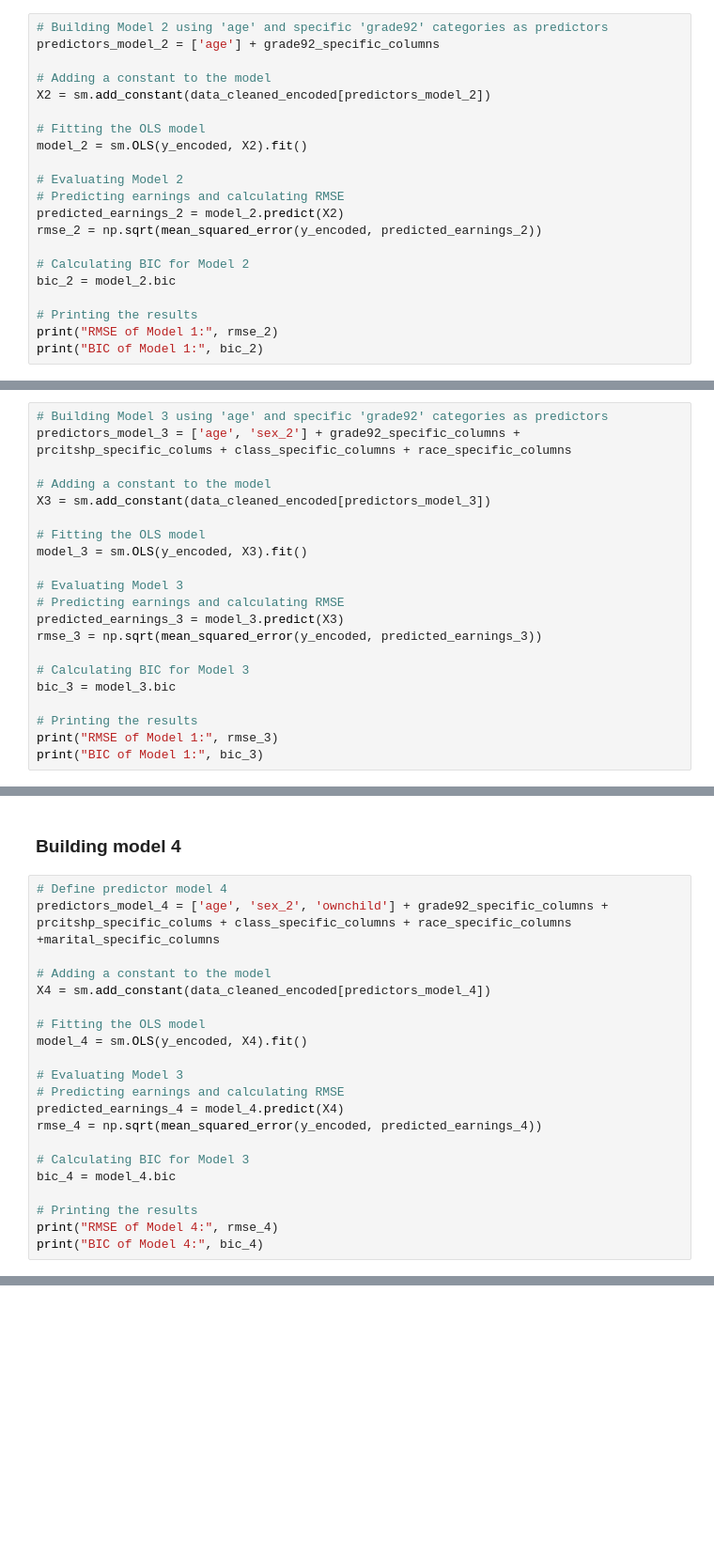
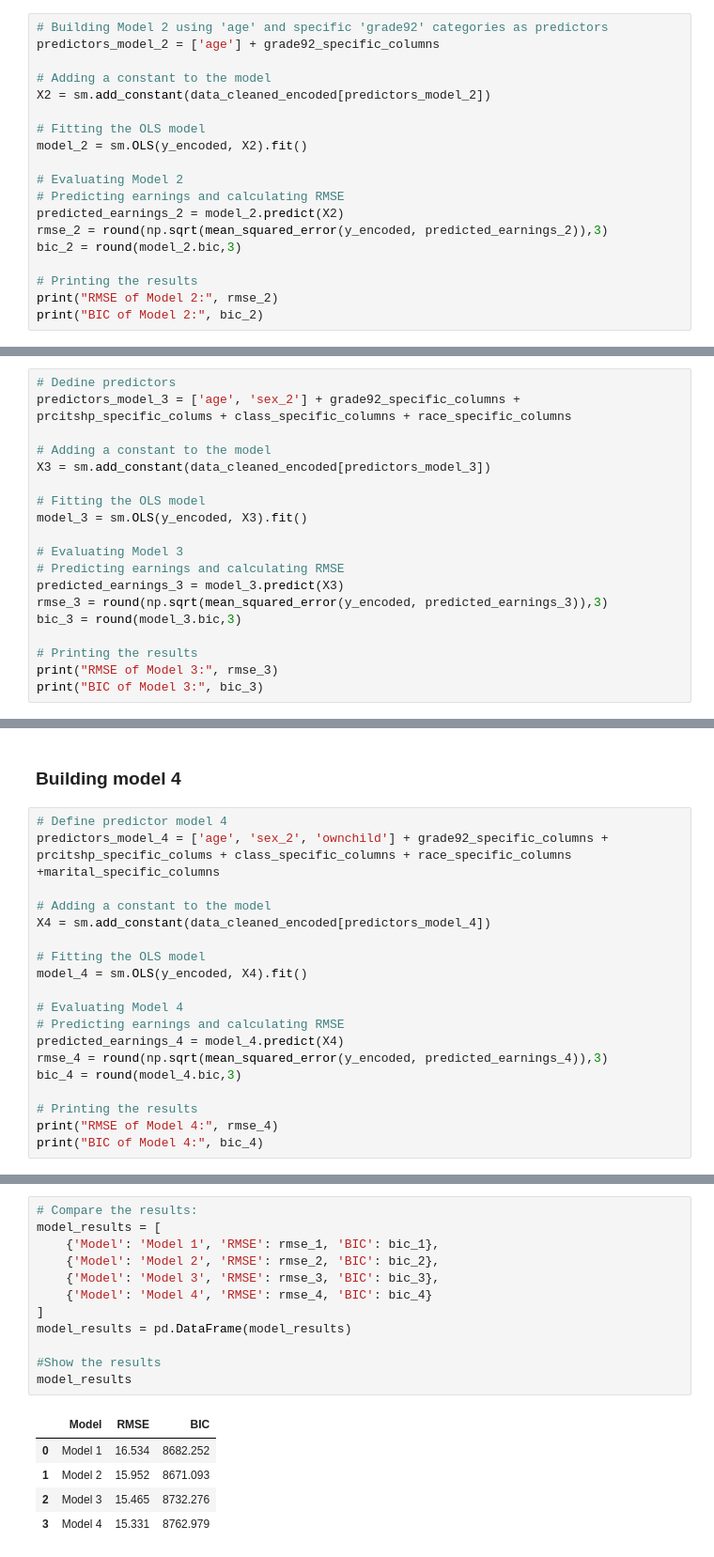
Before and after one commit to thimaipham/CEU_DA3_Assignment1, a Jupyter notebook: Assignment1_ThiMaiPham.ipynb, the cells around one changed output, grey strips where cells are left out. Shown: that part at 94% size. Cells and saved outputs as stored; diff of their text form; blank space fills up the shorter version.

Commit message:
Compare results

```diff
--- a/Assignment1_ThiMaiPham.ipynb
+++ b/Assignment1_ThiMaiPham.ipynb
@@ -225,12 +225,10 @@ model_2 = sm.OLS(y_encoded, X2).fit()
 # Evaluating Model 2
 # Predicting earnings and calculating RMSE
 predicted_earnings_2 = model_2.predict(X2)
-rmse_2 = np.sqrt(mean_squared_error(y_encoded, predicted_earnings_2))
-
-# Calculating BIC for Model 2
-bic_2 = model_2.bic
+rmse_2 = round(np.sqrt(mean_squared_error(y_encoded, predicted_earnings_2)),3)
+bic_2 = round(model_2.bic,3)
 
 # Printing the results
-print("RMSE of Model 1:", rmse_2)
-print("BIC of Model 1:", bic_2)
+print("RMSE of Model 2:", rmse_2)
+print("BIC of Model 2:", bic_2)
 # %% [output]
@@ -239,7 +237,7 @@ BIC of Model 1: 8671.093281163849
 # %% [markdown]
 ### Building model 3
 # %%
-# Building Model 3 using 'age' and specific 'grade92' categories as predictors
+# Dedine predictors
 predictors_model_3 = ['age', 'sex_2'] + grade92_specific_columns + prcitshp_specific_colums + class_specific_columns + race_specific_columns
 
 # Adding a constant to the model
@@ -251,12 +249,10 @@ model_3 = sm.OLS(y_encoded, X3).fit()
 # Evaluating Model 3
 # Predicting earnings and calculating RMSE
 predicted_earnings_3 = model_3.predict(X3)
-rmse_3 = np.sqrt(mean_squared_error(y_encoded, predicted_earnings_3))
-
-# Calculating BIC for Model 3
-bic_3 = model_3.bic
+rmse_3 = round(np.sqrt(mean_squared_error(y_encoded, predicted_earnings_3)),3)
+bic_3 = round(model_3.bic,3)
 
 # Printing the results
-print("RMSE of Model 1:", rmse_3)
-print("BIC of Model 1:", bic_3)
+print("RMSE of Model 3:", rmse_3)
+print("BIC of Model 3:", bic_3)
 # %% [output]
@@ -274,13 +270,11 @@ X4 = sm.add_constant(data_cleaned_encoded[predictors_model_4])
 # Fitting the OLS model
 model_4 = sm.OLS(y_encoded, X4).fit()
 
-# Evaluating Model 3
+# Evaluating Model 4
 # Predicting earnings and calculating RMSE
 predicted_earnings_4 = model_4.predict(X4)
-rmse_4 = np.sqrt(mean_squared_error(y_encoded, predicted_earnings_4))
-
-# Calculating BIC for Model 3
-bic_4 = model_4.bic
+rmse_4 = round(np.sqrt(mean_squared_error(y_encoded, predicted_earnings_4)),3)
+bic_4 = round(model_4.bic,3)
 
 # Printing the results
 print("RMSE of Model 4:", rmse_4)
@@ -290,0 +285,18 @@ BIC of Model 4: 8762.979343109015
+# %%
+# Compare the results:
+model_results = [
+    {'Model': 'Model 1', 'RMSE': rmse_1, 'BIC': bic_1},
+    {'Model': 'Model 2', 'RMSE': rmse_2, 'BIC': bic_2},
+    {'Model': 'Model 3', 'RMSE': rmse_3, 'BIC': bic_3},
+    {'Model': 'Model 4', 'RMSE': rmse_4, 'BIC': bic_4}
+]
+model_results = pd.DataFrame(model_results)
+
+#Show the results
+model_results
+# %% [output]
+|  | Model | RMSE | BIC |
+| 0 | Model 1 | 16.534 | 8682.252 |
+| 1 | Model 2 | 15.952 | 8671.093 |
+| 2 | Model 3 | 15.465 | 8732.276 |
+| 3 | Model 4 | 15.331 | 8762.979 |
```
Also changed, not shown: parts of 4 cells of this notebook.
